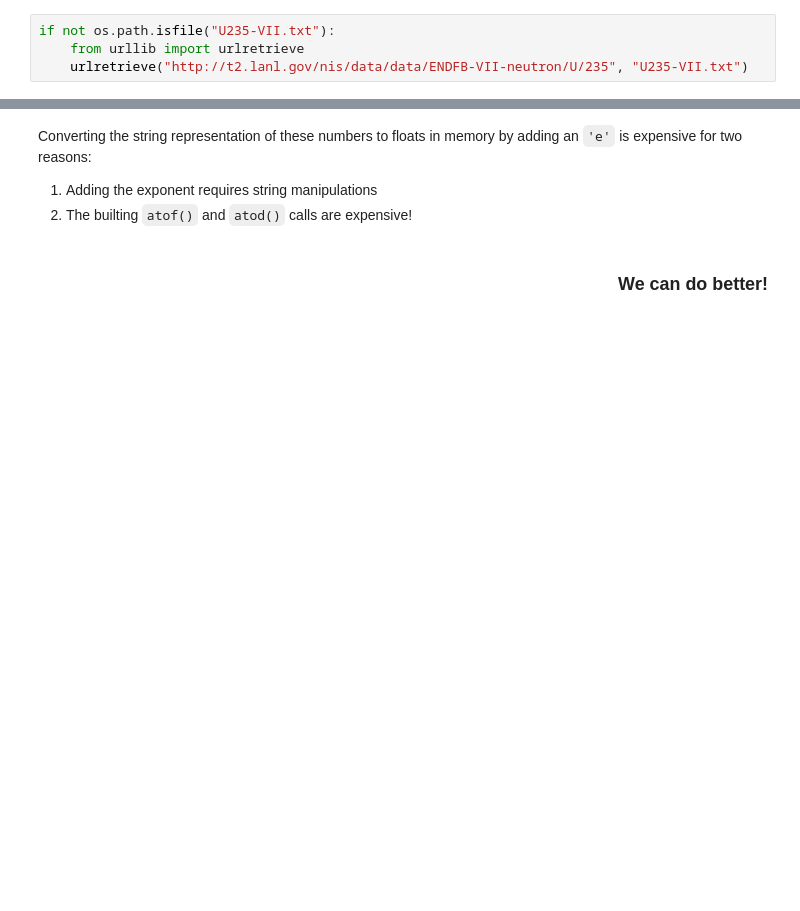
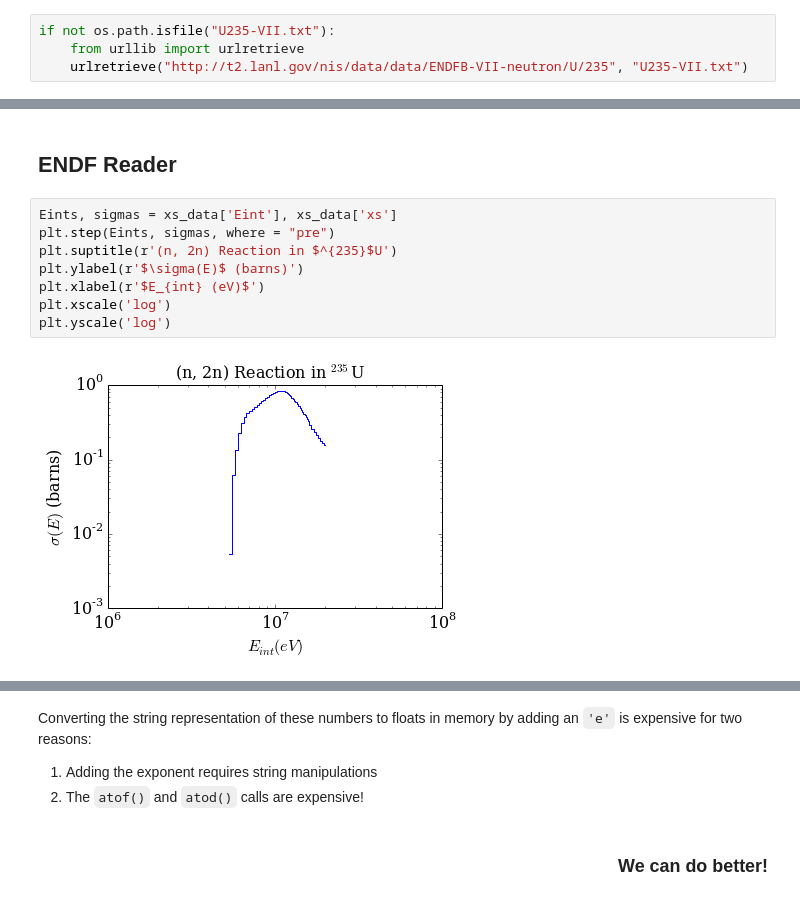
Before and after one commit to jbae11/ans-winter-2013, a Jupyter notebook: pres/pyne_ans2013w.ipynb, the cells around one changed output, grey strips where cells are left out. Saved outputs shown, nothing was run; the diff lists cells and outputs as text; blank space fills up the shorter version.

```diff
--- a/pres/pyne_ans2013w.ipynb
+++ b/pres/pyne_ans2013w.ipynb
@@ -100,3 +98,15 @@ KeyError: 922350000
+# %% [markdown]
+## ENDF Reader
+# %%
+Eints, sigmas = xs_data['Eint'], xs_data['xs']
+plt.step(Eints, sigmas, where = "pre")
+plt.suptitle(r'(n, 2n) Reaction in $^{235}$U')
+plt.ylabel(r'$\sigma(E)$ (barns)')
+plt.xlabel(r'$E_{int} (eV)$')
+plt.xscale('log')
+plt.yscale('log')
+# %% [output]
+[figure, added]
 # %% [markdown]
 ## endftod()
 
@@ -107,7 +117,7 @@ Floating point ENDF data has a particular format:
 Converting the string representation of these numbers to floats in memory by adding an `'e'` is expensive for two reasons:
 
 1. Adding the exponent requires string manipulations
-2. The builting `atof()` and `atod()` calls are expensive!
+2. The `atof()` and `atod()` calls are expensive!
 # %% [markdown]
 <div style="text-align:right;"><h3>We can do better!</h3></div>
 # %% [markdown]
```
Also changed, not shown: parts of 7 cells of this notebook, 1 other file.
